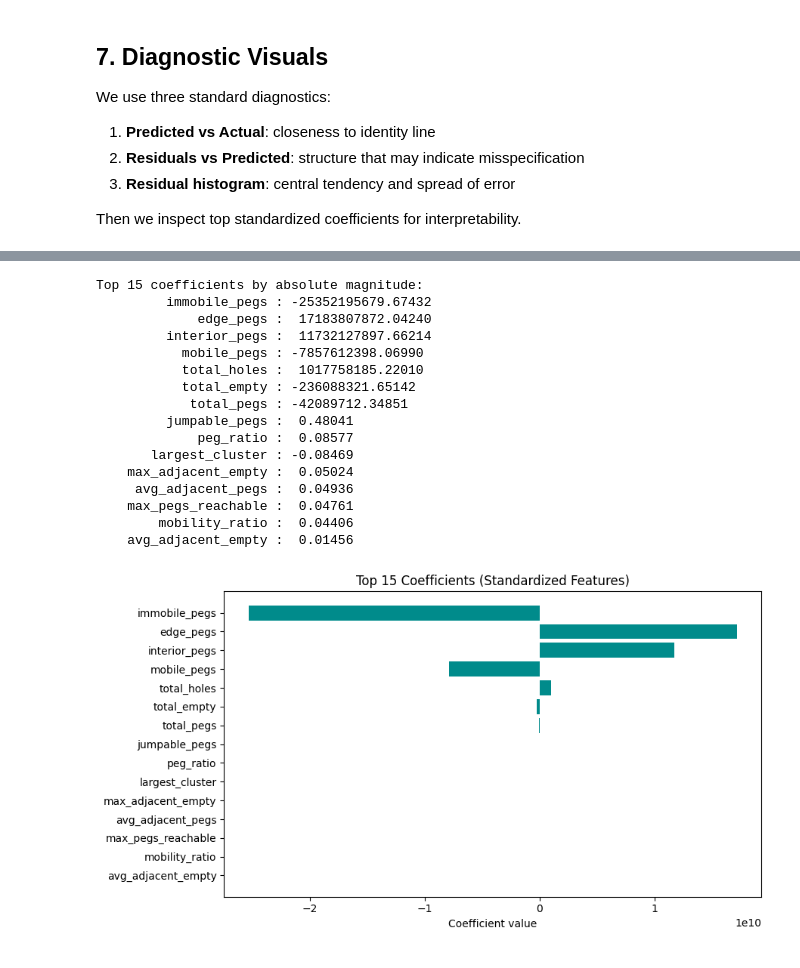
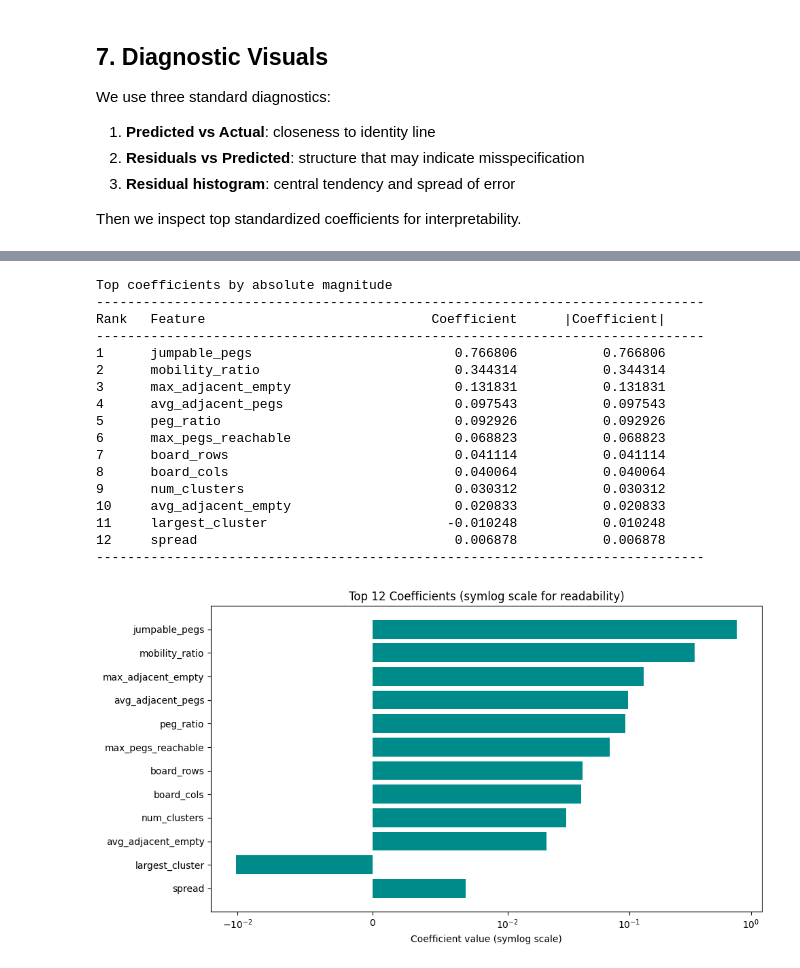
Before and after one commit to lakshsarda137/CMOR438, a Jupyter notebook: notebooks/supervised_learning/Linear Regression/linear_regression_brainvita.ipynb, the cells around one changed output, grey strips where cells are left out. Saved outputs shown, nothing was run; the diff lists cells and outputs as text; code cells hidden in the pictures.

Commit message:
Polish linear notebook output formatting and stabilize coefficient reporting

```diff
--- a/notebooks/supervised_learning/Linear Regression/linear_regression_brainvita.ipynb
+++ b/notebooks/supervised_learning/Linear Regression/linear_regression_brainvita.ipynb
@@ -306,36 +355,46 @@ plt.show()
 # %%
 coef = model.coef_
-order_coef = np.argsort(np.abs(coef))[::-1]
+abs_coef = np.abs(coef)
+order_coef = np.argsort(abs_coef)[::-1]
 
-print('Top 15 coefficients by absolute magnitude:')
-for i in order_coef[:15]:
-    print(f'{feature_cols[i]:>22s} : {coef[i]: .5f}')
+print('Top coefficients by absolute magnitude')
+print('-' * 78)
+print(f"{'Rank':<6} {'Feature':<28} {'Coefficient':>18} {'|Coefficient|':>18}")
+print('-' * 78)
+for rank, i in enumerate(order_coef[:12], start=1):
+    print(f"{rank:<6} {feature_cols[i]:<28} {coef[i]:>18.6f} {abs_coef[i]:>18.6f}")
+print('-' * 78)
 
-plt.figure(figsize=(9, 5))
-show = order_coef[:15][::-1]
-plt.barh([feature_cols[i] for i in show], [coef[i] for i in show], color='darkcyan')
-plt.title('Top 15 Coefficients (Standardized Features)')
-plt.xlabel('Coefficient value')
+show = order_coef[:12][::-1]
+vals = coef[show]
+labels = [feature_cols[i] for i in show]
+
+plt.figure(figsize=(10, 5.5))
+plt.barh(labels, vals, color='darkcyan')
+plt.xscale('symlog', linthresh=1e-2)
+plt.title('Top 12 Coefficients (symlog scale for readability)')
+plt.xlabel('Coefficient value (symlog scale)')
 plt.tight_layout()
 plt.show()
 # %% [output]
-Top 15 coefficients by absolute magnitude:
-         immobile_pegs : -25352195679.67432
-             edge_pegs :  17183807872.04240
-         interior_pegs :  11732127897.66214
-           mobile_pegs : -7857612398.06990
-           total_holes :  1017758185.22010
-           total_empty : -236088321.65142
-            total_pegs : -42089712.34851
-         jumpable_pegs :  0.48041
-             peg_ratio :  0.08577
-       largest_cluster : -0.08469
-    max_adjacent_empty :  0.05024
-     avg_adjacent_pegs :  0.04936
-    max_pegs_reachable :  0.04761
-        mobility_ratio :  0.04406
-    avg_adjacent_empty :  0.01456
+Top coefficients by absolute magnitude
+------------------------------------------------------------------------------
+Rank   Feature                             Coefficient      |Coefficient|
+------------------------------------------------------------------------------
+1      jumpable_pegs                          0.766806           0.766806
+2      mobility_ratio                         0.344314           0.344314
+3      max_adjacent_empty                     0.131831           0.131831
+4      avg_adjacent_pegs                      0.097543           0.097543
+5      peg_ratio                              0.092926           0.092926
+6      max_pegs_reachable                     0.068823           0.068823
+7      board_rows                             0.041114           0.041114
+8      board_cols                             0.040064           0.040064
+9      num_clusters                           0.030312           0.030312
+10     avg_adjacent_empty                     0.020833           0.020833
+11     largest_cluster                       -0.010248           0.010248
+12     spread                                 0.006878           0.006878
+------------------------------------------------------------------------------
-[figure, old version]
+[figure, new version]
 # %% [markdown]
 ## 8. Interpretation and Limitations
 
```
Also changed, not shown: parts of 10 cells of this notebook.
